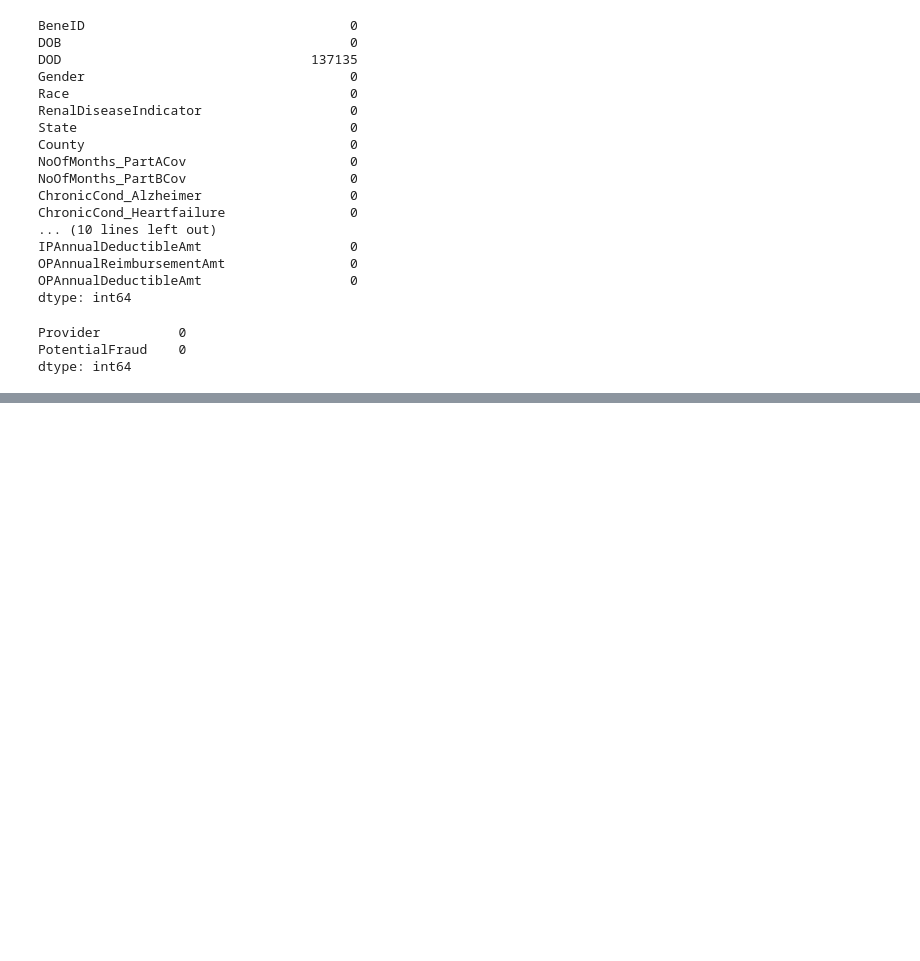
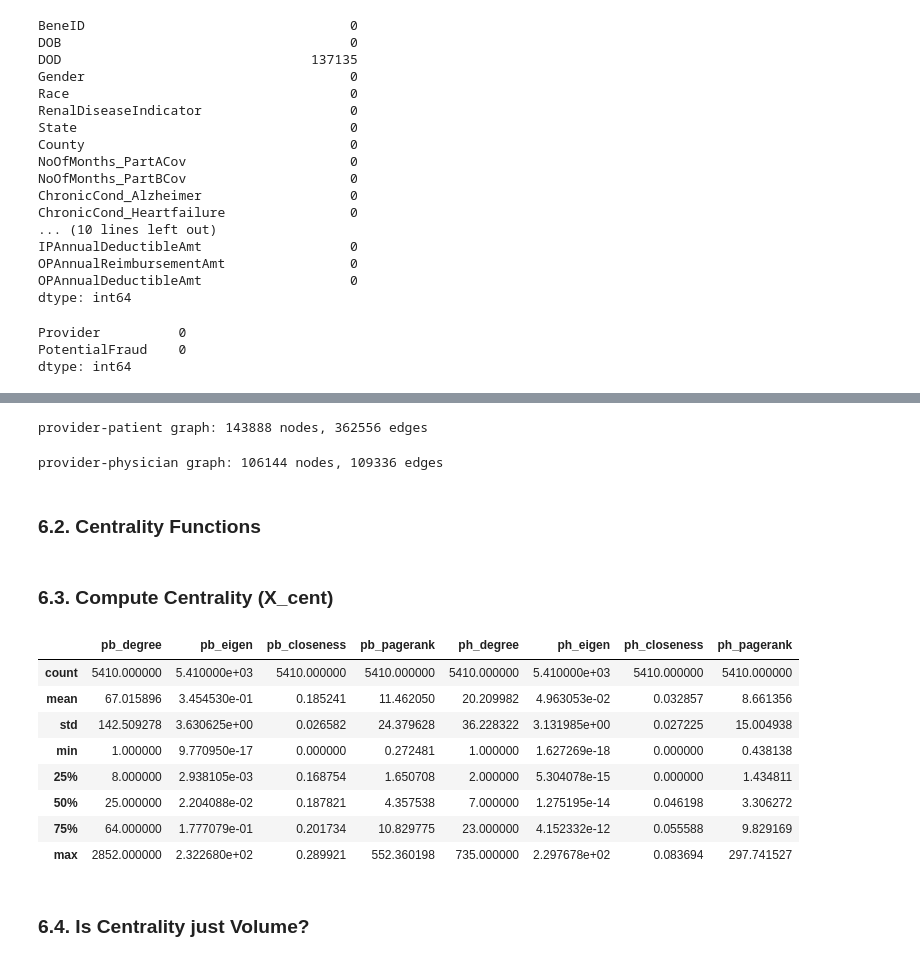
Before and after one commit to johanescedrick/medicare-fraud-detection-research, a Jupyter notebook: notebook/gnn_research_in_healthcare_fraud_detection.ipynb, the cells around one changed output, grey strips where cells are left out. Drawn from its saved outputs; the diff is of its cells as text; code cells hidden in the pictures; blank space fills up the shorter version.

```diff
--- a/notebook/gnn_research_in_healthcare_fraud_detection.ipynb
+++ b/notebook/gnn_research_in_healthcare_fraud_detection.ipynb
@@ -227,0 +580,30 @@ dtype: int64
+# %%
+pb_pairs = claims[['prov_idx', 'bene_idx']].drop_duplicates()
+A_pb = bipartite_adjacency(pb_pairs['prov_idx'].values, pb_pairs['bene_idx'].values, N_PROV, N_BENE)
+print('provider-patient graph:', A_pb.shape[0], 'nodes,', A_pb.nnz // 2, 'edges')
+# %% [output]
+provider-patient graph: 143888 nodes, 362556 edges
+# %%
+ph_pairs = phys_long.drop_duplicates(['prov_idx', 'phys']).copy()
+ph_pairs['phys_idx'] = pd.factorize(ph_pairs['phys'])[0]
+n_phys_nodes = ph_pairs['phys_idx'].max() + 1
+
+A_ph = bipartite_adjacency(ph_pairs['prov_idx'].values, ph_pairs['phys_idx'].values, N_PROV, n_phys_nodes)
+print('provider-physician graph:', A_ph.shape[0], 'nodes,', A_ph.nnz // 2, 'edges')
+# %% [output]
+provider-physician graph: 106144 nodes, 109336 edges
+# %% [markdown]
+### 6.2. Centrality Functions
+# %%
+import networkx as nx
+from scipy.sparse.linalg import eigsh
+from scipy.sparse.csgraph import dijkstra
+
+def closeness_estimate(A, n_prov, n_pivots=256, seed=0):
+    pivots = np.random.default_rng(seed).choice(A.shape[0], n_pivots, replace=False)
+    dist = dijkstra(A, directed=False, unweighted=True, indices=pivots)[:, :n_prov]
+    reach = np.isfinite(dist)
+    total = np.where(reach, dist, 0).sum(axis=0)
+    n_reach = reach.sum(axis=0)
+    # (1 / average distance) x (share of nodes reached), like networkx closeness
+    return np.where(total > 0, (n_reach / np.maximum(total, 1)) * (n_reach / n_pivots), 0)
@@ -227,0 +626,28 @@ dtype: int64
+# %% [markdown]
+### 6.3. Compute Centrality (X_cent)
+# %%
+cent_file = RESULT_DIR + 'centrality.csv'
+
+if os.path.exists(cent_file):
+    X_cent_df = pd.read_csv(cent_file)
+else:
+    X_cent_df = pd.concat([centrality(A_pb, N_PROV, 'pb'), centrality(A_ph, N_PROV, 'ph')], axis=1)
+    X_cent_df.to_csv(cent_file, index=False)
+
+X_CENT = list(X_cent_df.columns)
+X_CENT_NO_DEGREE = [c for c in X_CENT if not c.endswith('_degree')]
+providers = pd.concat([providers, X_cent_df.set_index(providers.index)], axis=1)
+X_cent_df.describe()
+# centrality is saved to a file because it takes a few minutes
+# %% [output]
+|  | pb_degree | pb_eigen | pb_closeness | pb_pagerank | ph_degree | ph_eigen | ph_closeness | ph_pagerank |
+| count | 5410.000000 | 5.410000e+03 | 5410.000000 | 5410.000000 | 5410.000000 | 5.410000e+03 | 5410.000000 | 5410.000000 |
+| mean | 67.015896 | 3.454530e-01 | 0.185241 | 11.462050 | 20.209982 | 4.963053e-02 | 0.032857 | 8.661356 |
+| std | 142.509278 | 3.630625e+00 | 0.026582 | 24.379628 | 36.228322 | 3.131985e+00 | 0.027225 | 15.004938 |
+| min | 1.000000 | 9.770950e-17 | 0.000000 | 0.272481 | 1.000000 | 1.627269e-18 | 0.000000 | 0.438138 |
+| 25% | 8.000000 | 2.938105e-03 | 0.168754 | 1.650708 | 2.000000 | 5.304078e-15 | 0.000000 | 1.434811 |
+| 50% | 25.000000 | 2.204088e-02 | 0.187821 | 4.357538 | 7.000000 | 1.275195e-14 | 0.046198 | 3.306272 |
+| 75% | 64.000000 | 1.777079e-01 | 0.201734 | 10.829775 | 23.000000 | 4.152332e-12 | 0.055588 | 9.829169 |
+| max | 2852.000000 | 2.322680e+02 | 0.289921 | 552.360198 | 735.000000 | 2.297678e+02 | 0.083694 | 297.741527 |
+# %% [markdown]
+### 6.4. Is Centrality just Volume?
```
Also changed, not shown: parts of 79 cells of this notebook, 3 other files.
